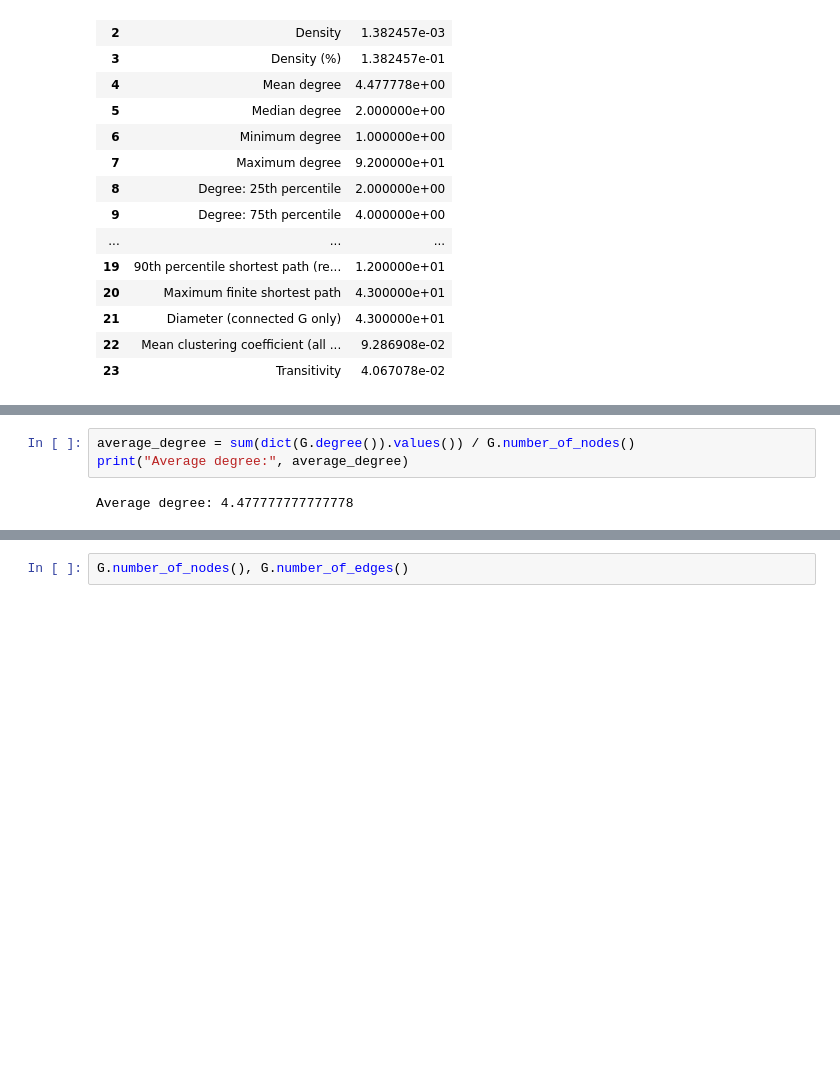
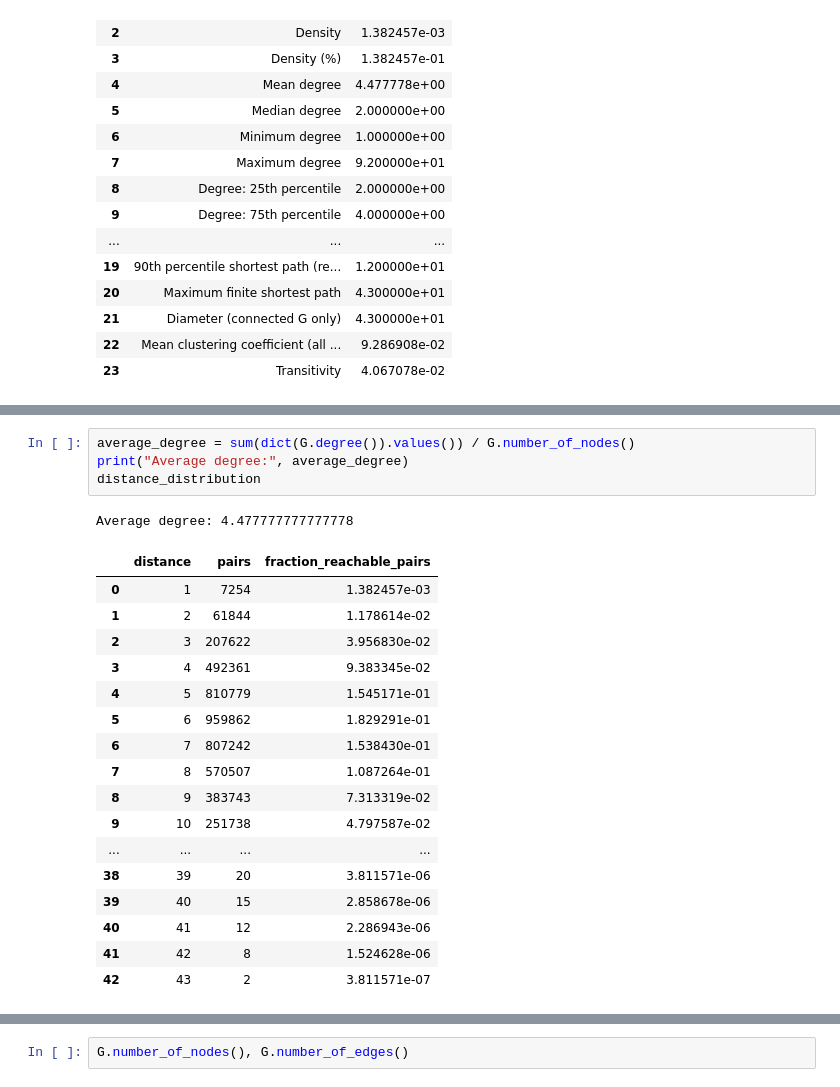
Before and after one commit to SamSaladino/Effective-Topological-Coverage-ETC, a Jupyter notebook: notebooks/00_HUMAN1_properties.ipynb, the cells around one changed output, grey strips where cells are left out. Cells and saved outputs as stored; diff of their text form; blank space fills up the shorter version.

```diff
--- a/notebooks/00_HUMAN1_properties.ipynb
+++ b/notebooks/00_HUMAN1_properties.ipynb
@@ -323,5 +265,23 @@ with plt.rc_context({"font.size": 10, "axes.titlesize": 11}):
 # %%
 average_degree = sum(dict(G.degree()).values()) / G.number_of_nodes()
 print("Average degree:", average_degree)
+distance_distribution
 # %% [output]
 Average degree: 4.477777777777778
+|  | distance | pairs | fraction_reachable_pairs |
+| 0 | 1 | 7254 | 1.382457e-03 |
+| 1 | 2 | 61844 | 1.178614e-02 |
+| 2 | 3 | 207622 | 3.956830e-02 |
+| 3 | 4 | 492361 | 9.383345e-02 |
+| 4 | 5 | 810779 | 1.545171e-01 |
+| 5 | 6 | 959862 | 1.829291e-01 |
+| 6 | 7 | 807242 | 1.538430e-01 |
+| 7 | 8 | 570507 | 1.087264e-01 |
+| 8 | 9 | 383743 | 7.313319e-02 |
+| 9 | 10 | 251738 | 4.797587e-02 |
+| ... | ... | ... | ... |
+| 38 | 39 | 20 | 3.811571e-06 |
+| 39 | 40 | 15 | 2.858678e-06 |
+| 40 | 41 | 12 | 2.286943e-06 |
+| 41 | 42 | 8 | 1.524628e-06 |
+| 42 | 43 | 2 | 3.811571e-07 |
```
Also changed, not shown: parts of 3 cells of this notebook.
